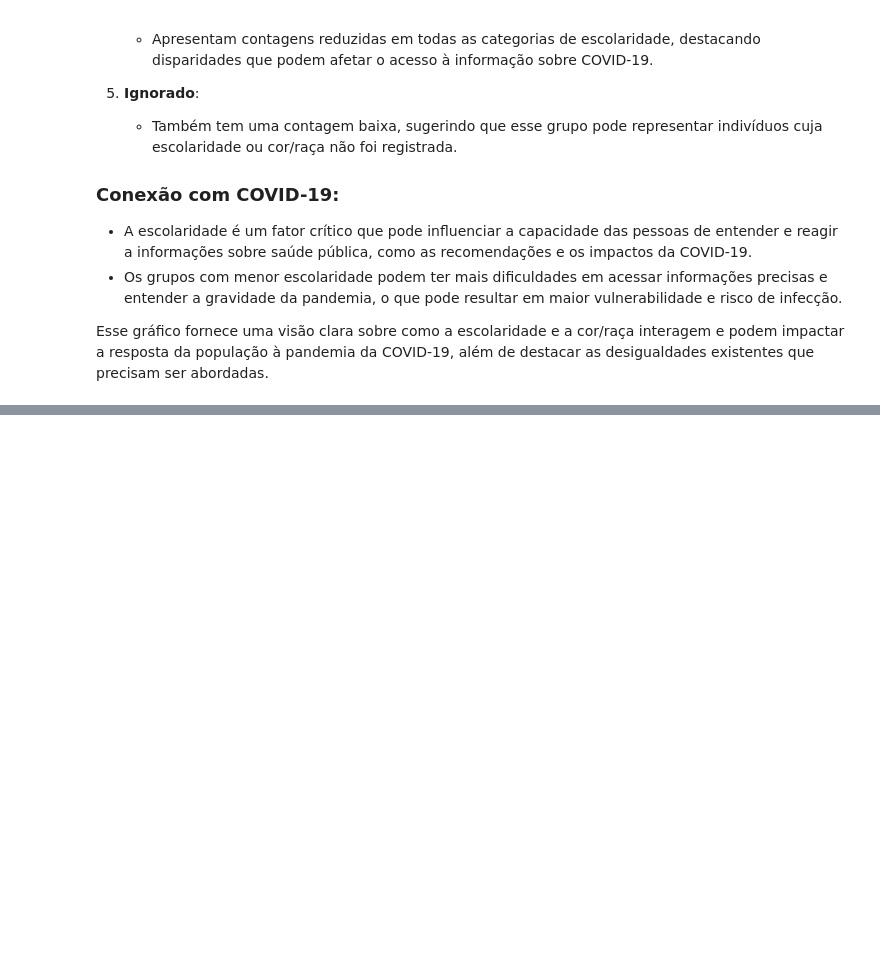
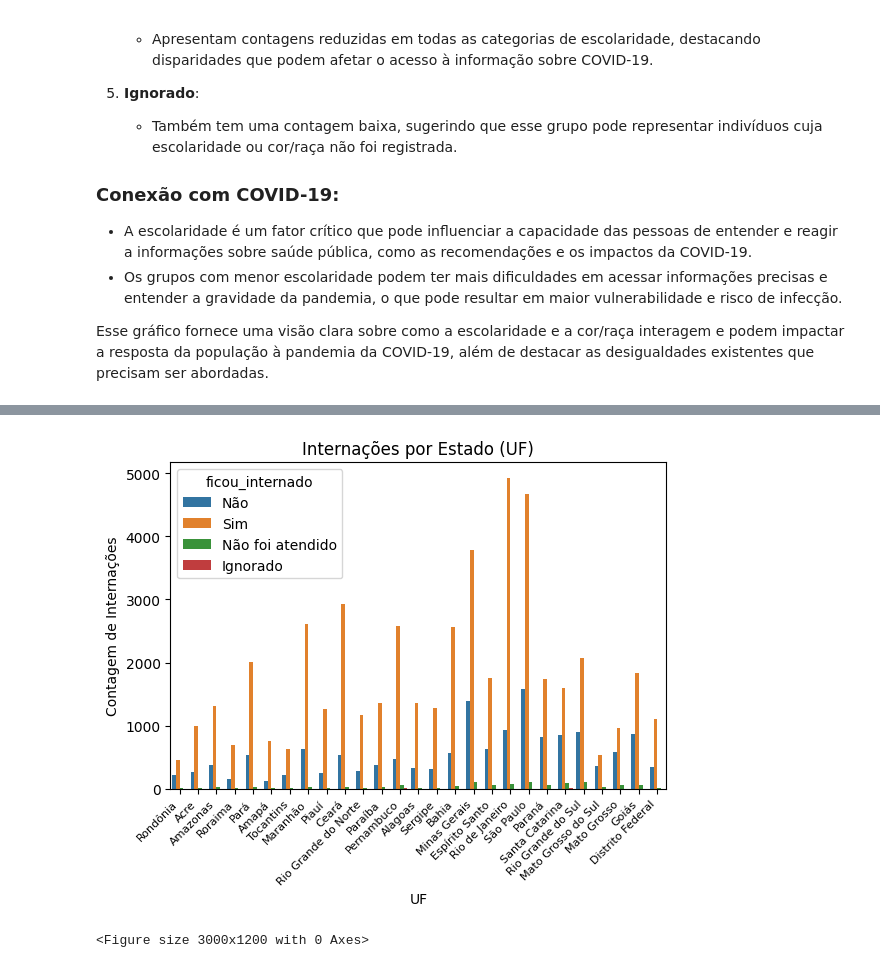
Before and after one commit to tsrodr/fiap-dataanalysis-techchallenge-fase3, a Jupyter notebook: analises.ipynb, the cells around one changed output, grey strips where cells are left out. Saved outputs shown, nothing was run; the diff lists cells and outputs as text; code cells hidden in the pictures; blank space fills up the shorter version.

```diff
--- a/analises.ipynb
+++ b/analises.ipynb
@@ -265,0 +269,14 @@ plt.show()
+# %%
+# Gráfico para visualizar internações por estadosns.countplot(data=df, x='uf', hue='ficou_internado')
+plt.title('Internações por Estado (UF)')
+plt.xlabel('UF')
+plt.ylabel('Contagem de Internações')
+
+plt.xticks(fontsize=8)
+plt.xticks(rotation=45, ha='right')
+plt.subplots_adjust(bottom=0.2)
+plt.figure(figsize=(30, 12))
+plt.show()
+# %% [output]
+[figure, added]
+<Figure size 3000x1200 with 0 Axes>
```
Also changed, not shown: parts of 3 cells of this notebook.
